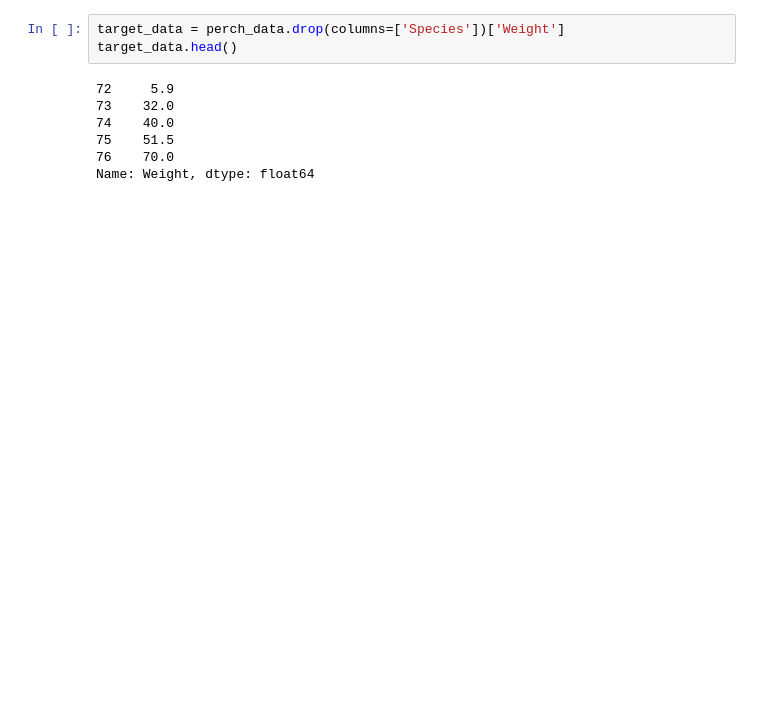
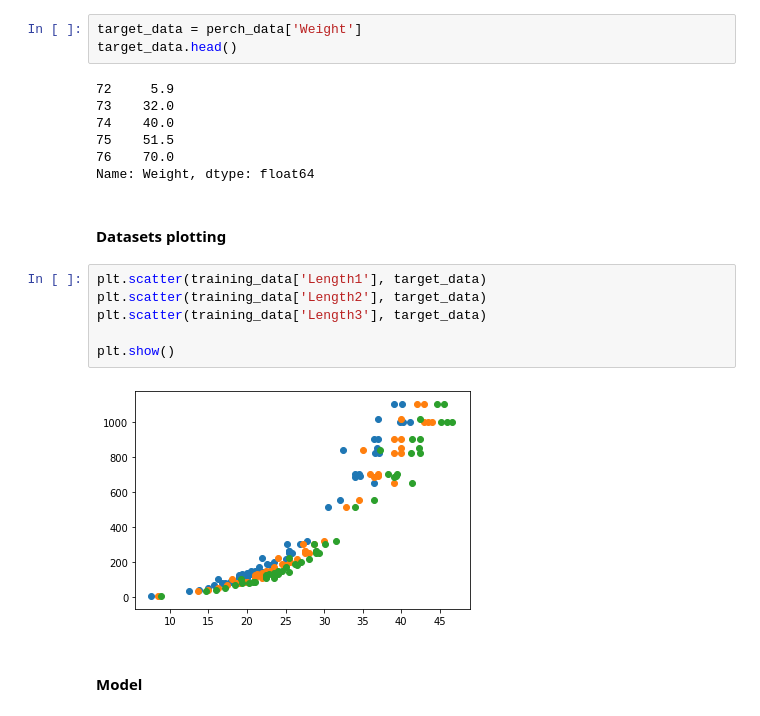
Before and after one commit to NicolasLacroix/data-representation, a Jupyter notebook: notebooks/fish_market.ipynb, the cells around one changed output. Drawn from its saved outputs; the diff is of its cells as text; blank space fills up the shorter version.

Commit message:
Improve fish anaysis and prediction + fix model issue

```diff
--- a/notebooks/fish_market.ipynb
+++ b/notebooks/fish_market.ipynb
@@ -86,7 +82,7 @@ training_data.head()
 # %% [markdown]
 #### target dataset
 # %%
-target_data = perch_data.drop(columns=['Species'])['Weight']
+target_data = perch_data['Weight']
 target_data.head()
 # %% [output]
 72     5.9
@@ -95,5 +91,17 @@ target_data.head()
 75    51.5
 76    70.0
 Name: Weight, dtype: float64
+# %% [markdown]
+#### Datasets plotting
+# %%
+plt.scatter(training_data['Length1'], target_data)
+plt.scatter(training_data['Length2'], target_data)
+plt.scatter(training_data['Length3'], target_data)
+
+plt.show()
+# %% [output]
+[figure, added]
+# %% [markdown]
+#### Model
 # %%
 regr = linear_model.LinearRegression()
```
Also changed, not shown: parts of 26 cells of this notebook.
